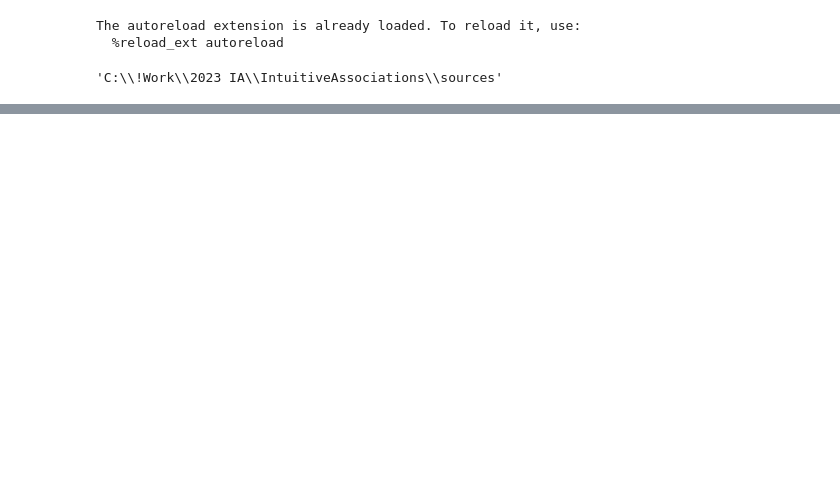
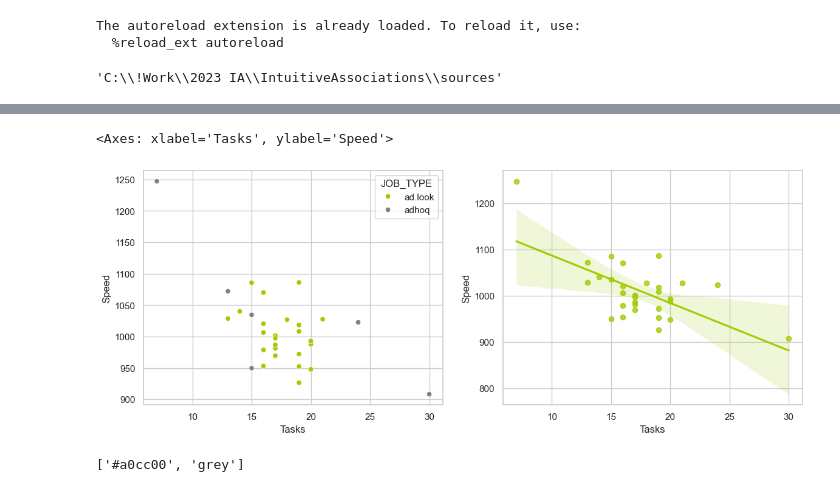
Before and after one commit to woskxmcnvb/IntuitiveAssociations, a Jupyter notebook: tests.ipynb, the cells around one changed output, grey strips where cells are left out. Saved outputs shown, nothing was run; the diff lists cells and outputs as text; code cells hidden in the pictures; blank space fills up the shorter version.

```diff
--- a/tests.ipynb
+++ b/tests.ipynb
@@ -29,0 +58,8 @@ rep = reporter.BuildJobReport("C:\\!Work\\2023 IA\\IntuitiveAssociations\\source
+# %%
+db = IADatabase()
+db.Deserialize('dump.pickle')
+
+
+print(db.JobList())
+print(db.columns, len(db.columns))
+print(db.loc[:, 'IA_WORDS'].cat.categories)
@@ -29,0 +111,9 @@ rep = reporter.BuildJobReport("C:\\!Work\\2023 IA\\IntuitiveAssociations\\source
+# %%
+# количество заданий на респондента
+tasks = db.GetCleanDB().groupby(['JOB_TYPE', 'JOB_ID', 'QST_NO'], observed=True)['IA_MS'].count().groupby(['JOB_TYPE', 'JOB_ID'], observed=True).median()
+# средняя скорость респондента
+speed = db.GetCleanDB().groupby(['JOB_TYPE', 'JOB_ID', 'QST_NO'], observed=True)['IA_MS'].mean().groupby(['JOB_TYPE', 'JOB_ID'], observed=True).mean()
+# %%
+tasks_speed = pd.concat([tasks, speed], axis=1).set_axis(['Tasks', 'Speed'], axis='columns').reset_index()
+print(tasks_speed)
+tasks_speed = tasks_speed[tasks_speed['JOB_ID'] != 16956]
@@ -29,0 +138,11 @@ rep = reporter.BuildJobReport("C:\\!Work\\2023 IA\\IntuitiveAssociations\\source
+# %%
+fig, axs = plt.subplots(1, 2, figsize=(14, 5))
+sns.scatterplot(tasks_speed, x='Tasks', y='Speed', hue='JOB_TYPE', ax=axs[0])
+sns.regplot(tasks_speed, x='Tasks', y='Speed', ax=axs[1])
+# %% [output]
+<Axes: xlabel='Tasks', ylabel='Speed'>
+[figure, added]
+# %%
+custom_palette
+# %% [output]
+['#a0cc00', 'grey']
```
Also changed, not shown: parts of 31 cells of this notebook, 4 other files.
